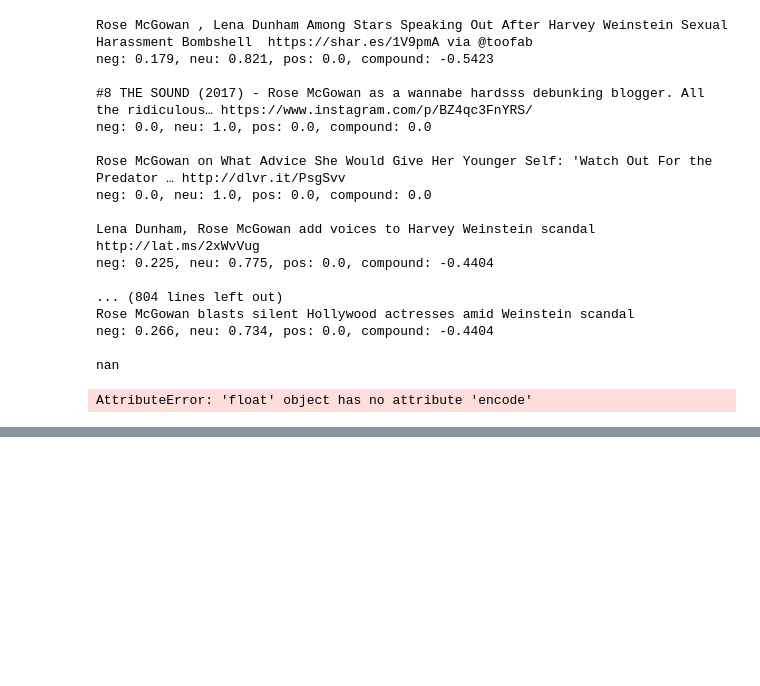
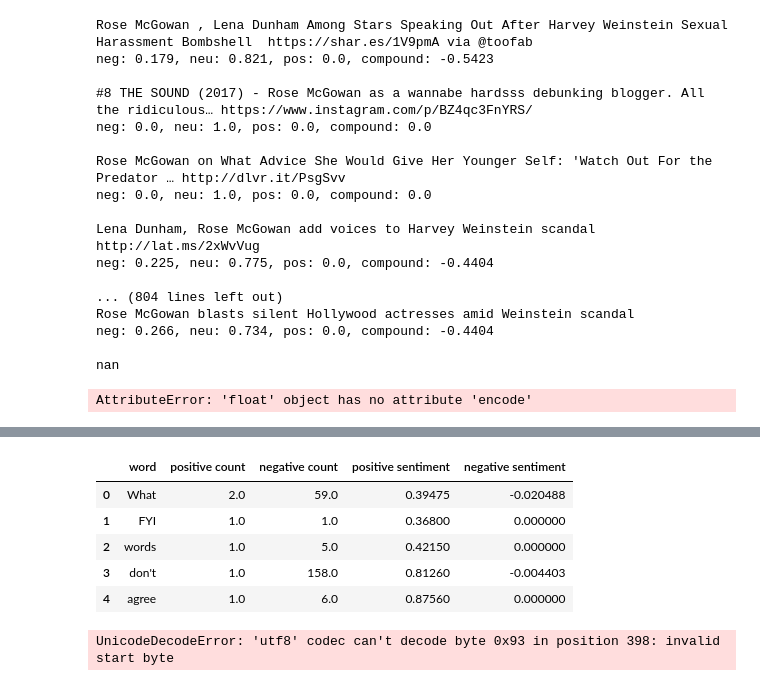
Before and after one commit to beasteers/cusp-hackathon, a Jupyter notebook: Sentiment Analysis.ipynb, the cells around one changed output, grey strips where cells are left out. Cells and saved outputs as stored; diff of their text form; code cells hidden in the pictures; blank space fills up the shorter version.

```diff
--- a/Sentiment Analysis.ipynb
+++ b/Sentiment Analysis.ipynb
@@ -232,0 +258,2 @@ df_victim1.shape
+# %%
+rs['compound'].fillna(0, inplace=True)
@@ -232,0 +266,2 @@ df_victim1.shape
+# %%
+rs['tokens'] = rs.text.replace(np.nan, '').apply(nlp.tweet_tokenize)
@@ -232,0 +277,15 @@ df_victim1.shape
+# %%
+pcounter = Counter()
+psentiment = {}
+ncounter = Counter()
+nsentiment = {}
+
+for i, tweet in rs.iterrows():
+    for word in tweet['tokens']:
+        count_update = 1 + tweet['retweets']
+        if tweet['compound'] > 0:
+            pcounter.update({word: count_update})
+            psentiment[word] = psentiment.get(word, 0) + count_update * tweet['compound']
+        else:
+            ncounter.update({word: count_update})
+            nsentiment[word] = nsentiment.get(word, 0) + count_update * tweet['compound']
@@ -232,0 +318,18 @@ df_victim1.shape
+# %%
+rose_count_senti = pd.DataFrame([
+   (str(word), pcounter.get(str(word), 0), ncounter.get(str(word), 0), psentiment.get(str(word), 0) / pcounter.get(str(word), 1), nsentiment.get(str(word), 0) / ncounter.get(str(word), 1))
+    for word in set(psentiment.keys()) & set(nsentiment.keys())
+], columns=['word', 'positive count', 'negative count', 'positive sentiment', 'negative sentiment'])
+# %%
+rose_count_senti.head()
+# %% [output]
+|  | word | positive count | negative count | positive sentiment | negative sentiment |
+| 0 | What | 2.0 | 59.0 | 0.39475 | -0.020488 |
+| 1 | FYI | 1.0 | 1.0 | 0.36800 | 0.000000 |
+| 2 | words | 1.0 | 5.0 | 0.42150 | 0.000000 |
+| 3 | don't | 1.0 | 158.0 | 0.81260 | -0.004403 |
+| 4 | agree | 1.0 | 6.0 | 0.87560 | 0.000000 |
+# %%
+rose_count_senti.to_csv('rose_count_senti.csv',encoding='utf-8' )
+# %% [output]
+UnicodeDecodeError: 'utf8' codec can't decode byte 0x93 in position 398: invalid start byte
```
Also changed, not shown: parts of 7 cells of this notebook, 2 other files.
